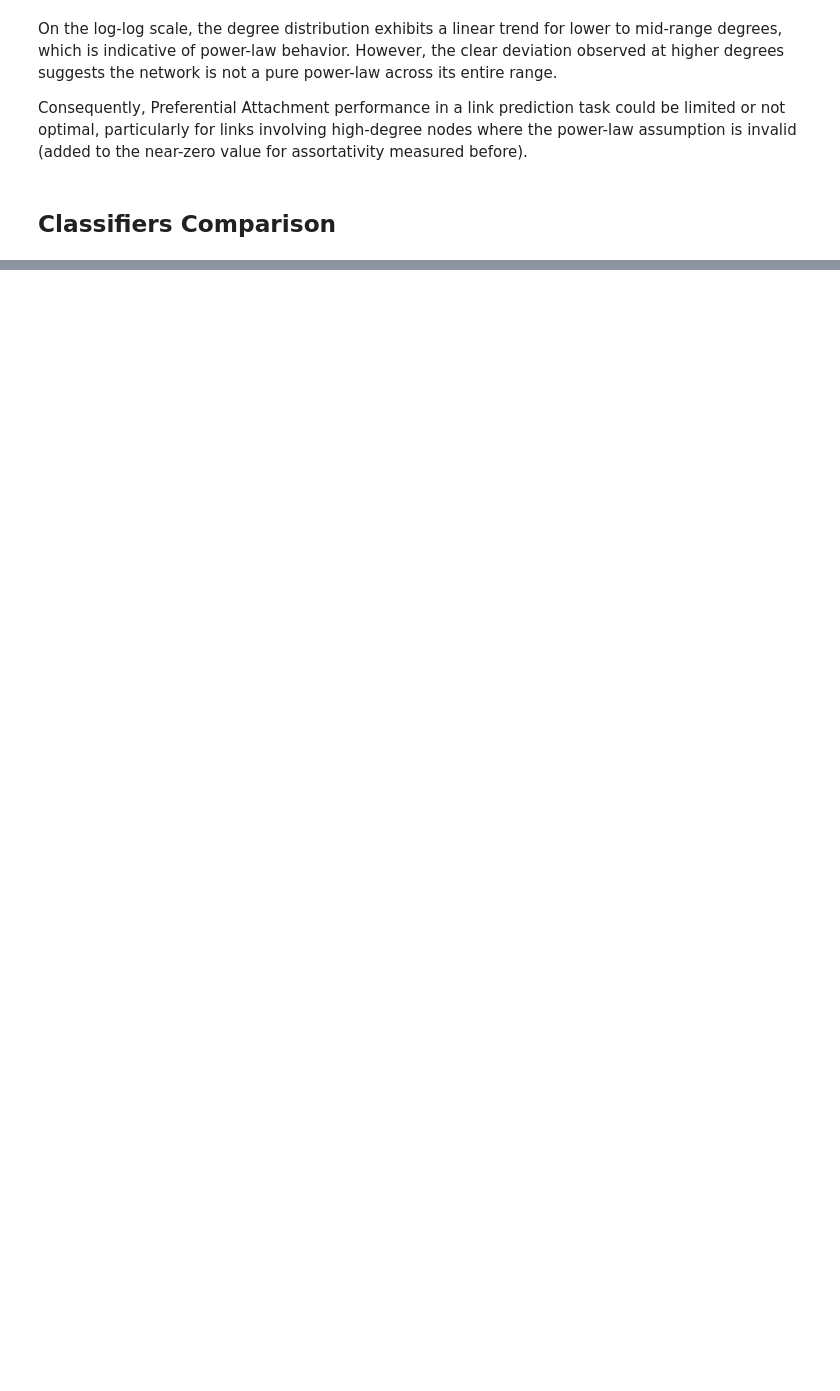
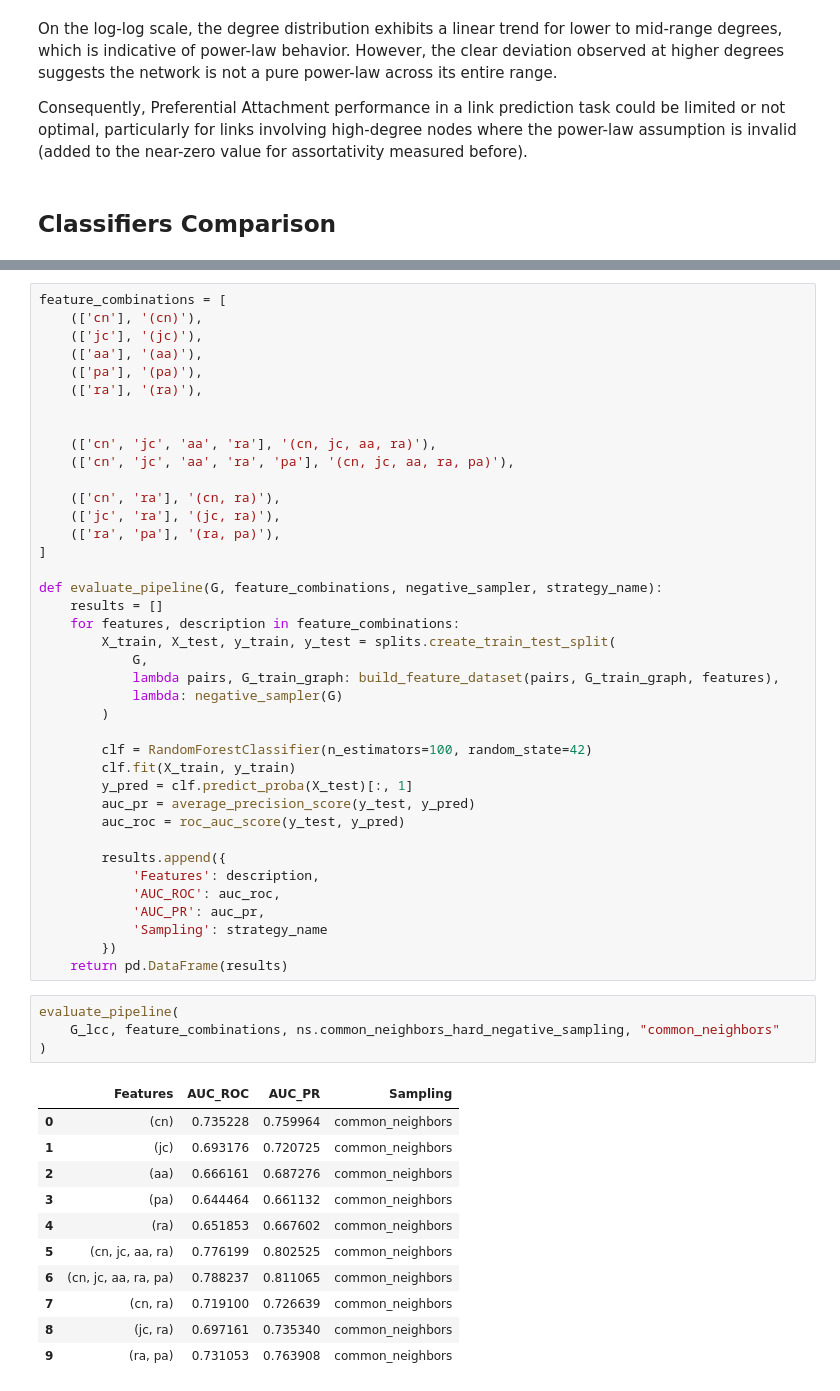
Before and after one commit to quelmitch/link-prediction-learning, a Jupyter notebook: 03_dense_email_network/03_dense_email_network.ipynb, the cells around one changed output, grey strips where cells are left out. Saved outputs shown, nothing was run; the diff lists cells and outputs as text; blank space fills up the shorter version.

```diff
--- a/03_dense_email_network/03_dense_email_network.ipynb
+++ b/03_dense_email_network/03_dense_email_network.ipynb
@@ -109,0 +149,55 @@ Consequently, Preferential Attachment performance in a link prediction task coul
+# %%
+feature_combinations = [
+    (['cn'], '(cn)'),
+    (['jc'], '(jc)'),
+    (['aa'], '(aa)'),
+    (['pa'], '(pa)'),
+    (['ra'], '(ra)'),
+
+
+    (['cn', 'jc', 'aa', 'ra'], '(cn, jc, aa, ra)'),
+    (['cn', 'jc', 'aa', 'ra', 'pa'], '(cn, jc, aa, ra, pa)'),
+
+    (['cn', 'ra'], '(cn, ra)'),
+    (['jc', 'ra'], '(jc, ra)'),
+    (['ra', 'pa'], '(ra, pa)'),
+]
+
+def evaluate_pipeline(G, feature_combinations, negative_sampler, strategy_name):
+    results = []
+    for features, description in feature_combinations:
+        X_train, X_test, y_train, y_test = splits.create_train_test_split(
+            G,
+            lambda pairs, G_train_graph: build_feature_dataset(pairs, G_train_graph, features),
+            lambda: negative_sampler(G)
+        )
+
+        clf = RandomForestClassifier(n_estimators=100, random_state=42)
+        clf.fit(X_train, y_train)
+        y_pred = clf.predict_proba(X_test)[:, 1]
+        auc_pr = average_precision_score(y_test, y_pred)
+        auc_roc = roc_auc_score(y_test, y_pred)
+
+        results.append({
+            'Features': description,
+            'AUC_ROC': auc_roc,
+            'AUC_PR': auc_pr,
+            'Sampling': strategy_name
+        })
+    return pd.DataFrame(results)
+# %%
+evaluate_pipeline(
+    G_lcc, feature_combinations, ns.common_neighbors_hard_negative_sampling, "common_neighbors"
+)
+# %% [output]
+|  | Features | AUC_ROC | AUC_PR | Sampling |
+| 0 | (cn) | 0.735228 | 0.759964 | common_neighbors |
+| 1 | (jc) | 0.693176 | 0.720725 | common_neighbors |
+| 2 | (aa) | 0.666161 | 0.687276 | common_neighbors |
+| 3 | (pa) | 0.644464 | 0.661132 | common_neighbors |
+| 4 | (ra) | 0.651853 | 0.667602 | common_neighbors |
+| 5 | (cn, jc, aa, ra) | 0.776199 | 0.802525 | common_neighbors |
+| 6 | (cn, jc, aa, ra, pa) | 0.788237 | 0.811065 | common_neighbors |
+| 7 | (cn, ra) | 0.719100 | 0.726639 | common_neighbors |
+| 8 | (jc, ra) | 0.697161 | 0.735340 | common_neighbors |
+| 9 | (ra, pa) | 0.731053 | 0.763908 | common_neighbors |
```
Also changed, not shown: parts of 7 cells of this notebook.
